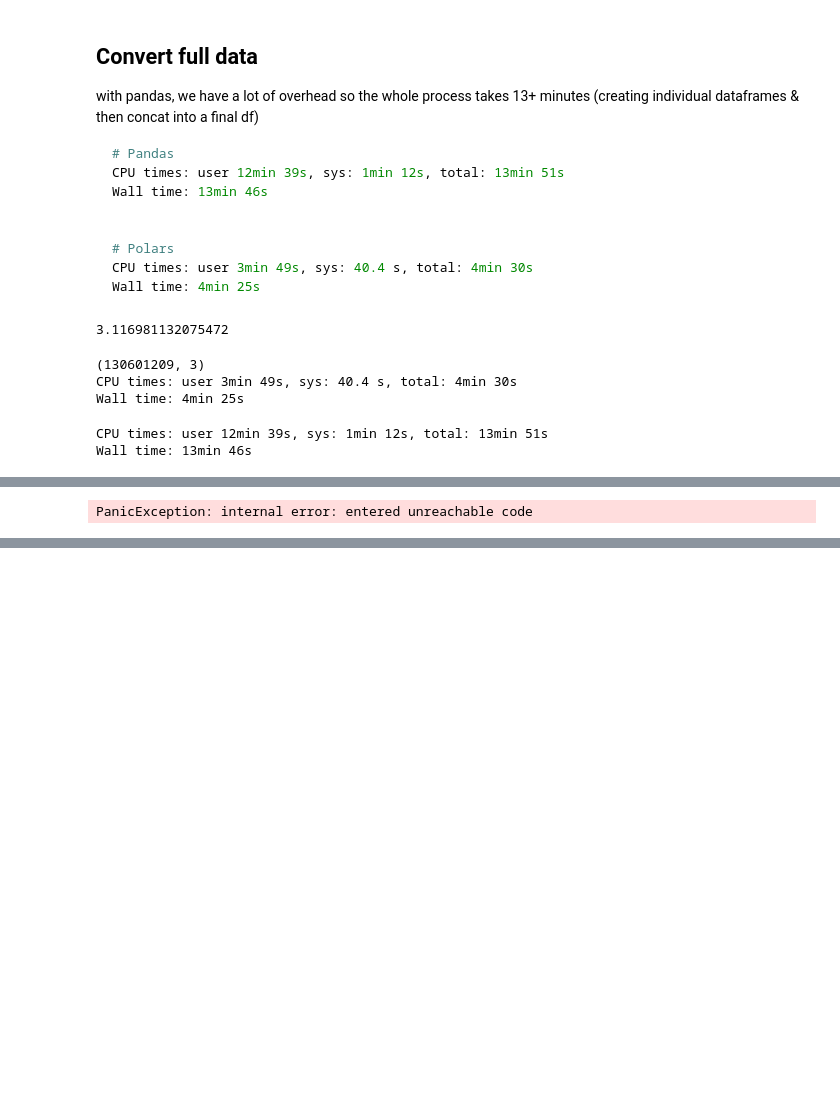
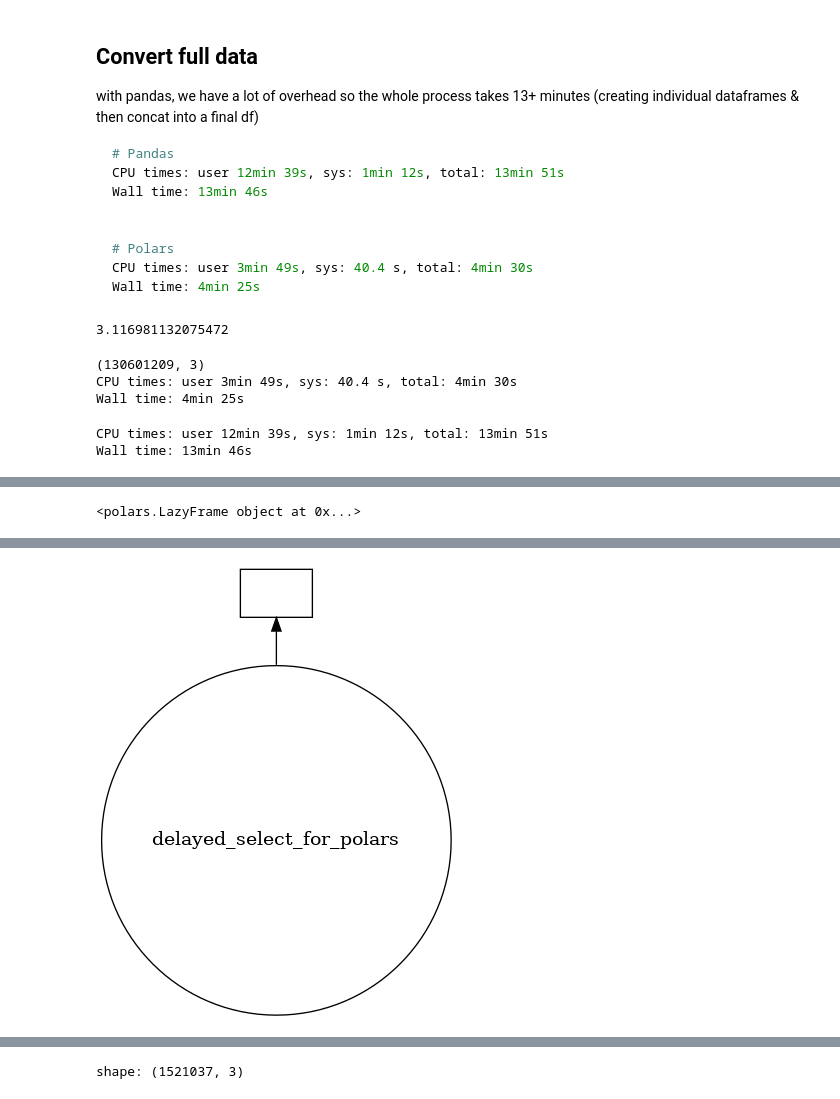
Before and after one commit to nazanin-zinouri/subclu, a Jupyter notebook: notebooks/pn_modeling/djb_01.00-2023-04-07-user_embeddings_agg_testing.ipynb, the cells around one changed output, grey strips where cells are left out. Saved outputs shown, nothing was run; the diff lists cells and outputs as text; code cells hidden in the pictures; blank space fills up the shorter version.

```diff
--- a/notebooks/pn_modeling/djb_01.00-2023-04-07-user_embeddings_agg_testing.ipynb
+++ b/notebooks/pn_modeling/djb_01.00-2023-04-07-user_embeddings_agg_testing.ipynb
@@ -668,36 +791,47 @@ dfp_users_tos_long
 info(f"Start lazy df DAG...")
 df_lazy1 = (
     dfp_users_tos
+    .lazy()
     .filter(dfp_users_tos['user_id'].is_in(users_))
-    [['user_id', 'feature_value']]
-    .lazy()
+    .head(10000)
+    .select(
+        pl.struct(['user_id', 'feature_value'])
+        .apply(
+            lambda x: reshape_tos_for_df(x['user_id'], x['feature_value'])
+        )
+        .alias('subreddit_tos_expanded')
+    )
+    .unnest('subreddit_tos_expanded')
+#     .explode('user_id')
+    # .explode(['user_id', 'subreddit_id', 'tos_pct'])
+    # This final select is what breaks when using .lazy()
+    #. So maybe I can push this until the end?
+#     .select(
+#         # Extract each value into its own column
+#         [
+#             pl.col('user_id').arr.explode(),
+#             pl.col('subreddit_id').arr.explode(),
+#             pl.col('tos_pct').arr.explode(),
+#         ]
+#     )
 )
 
-df_lazy_final = (
-            df_lazy1
-            .select(
-                pl.struct(['user_id', 'feature_value'])
-                .apply(
-                    lambda x: reshape_tos_for_df(x['user_id'], x['feature_value'])
-                )
-                .alias('subreddit_tos_expanded')
-            )
-            # select and unnest the struct (nested dict)
-            .unnest('subreddit_tos_expanded')
-            .select(
-                # Extract each value into its own column
-                [
-                    pl.col('user_id').arr.explode(),
-                    pl.col('subreddit_id').arr.explode(),
-                    pl.col('tos_pct').arr.explode(),
-                ]
-            )
-            # .lazy()
+info(f"Polars plan [except for .explode()]")
+display(df_lazy1)
+
+info(f"Add delayed dask step...")
+df_lazy1_with_explode = dask.delayed(delayed_select_for_polars)(
+    df_lazy1,
+    [
+        pl.col('user_id').arr.explode(),
+        pl.col('subreddit_id').arr.explode(),
+        pl.col('tos_pct').arr.explode(),
+    ]
 )
 
-info(f"DAG plan")
-display(df_lazy_final)
+info(f"DAG with Dask")
+display(df_lazy1_with_explode.visualize())
 
-info(f"Compute df")
-df_lazy_final.collect()
+info(f"Compute df AND .explode()")
+df_lazy1_with_explode.compute()
 # %% [output]
@@ -705 +840 @@ df_lazy_final.collect()
-PanicException: internal error: entered unreachable code
+<polars.LazyFrame object at 0x...>
@@ -705,0 +843 @@ PanicException: internal error: entered unreachable code
+[figure, added]
@@ -705,0 +847 @@ PanicException: internal error: entered unreachable code
+shape: (1521037, 3)
```
Also changed, not shown: parts of 9 cells of this notebook, 1 other file.
